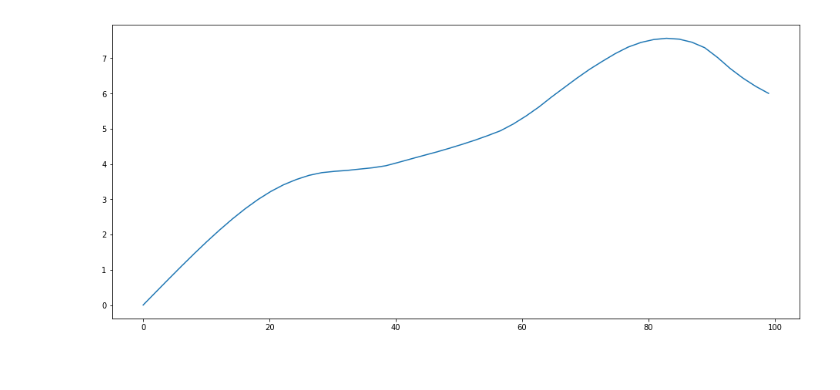
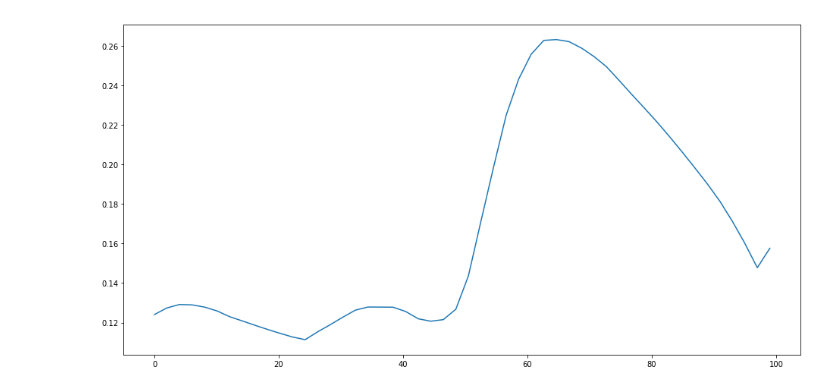
Before and after one commit to BioRyajenka/scattnlay, a Jupyter notebook: examples/Untitled.ipynb, the cells around one changed output. Saved outputs shown, nothing was run; the diff lists cells and outputs as text; code cells hidden in the pictures.

Commit message:
Add max/int plots

```diff
--- a/examples/Untitled.ipynb
+++ b/examples/Untitled.ipynb
@@ -197,0 +168,3 @@ ValueError: math domain error
+# %%
+res = np.apply_along_axis(lambda t: directiveGain(t /np.linalg.norm(t), np.linalg.norm(t)), 1, coord)
+res = res.reshape((npts, npts))
@@ -197,0 +198,7 @@ ValueError: math domain error
+# %%
+def find_max2(radius):
+    xs = quadpy.sphere.Lebedev("19").points
+    res = np.apply_along_axis(lambda t: directiveGain(t, radius), 1, xs)
+    #print "xs", xs
+    #print "res", res
+    return np.max(res)
@@ -198,3 +229,4 @@ ValueError: math domain error
 # %%
+#xs = np.linspace(min(coordX), max(coordX))
 xs = np.linspace(0.001, max(coordX))
-ys = np.vectorize(lambda t: evaluate(normalize_units(t).reshape(1)[0], normalized_r, normalize_units(x)))(xs)
+ints = np.vectorize(lambda t: integrate(t, normalized_r, normalized_x))(xs)
@@ -200,0 +235,6 @@ ys = np.vectorize(lambda t: evaluate(normalize_units(t).reshape(1)[0], normalize
+# %%
+#maxs = np.vectorize(lambda t: find_max2(normalize_units(t).reshape(1)[0]))(xs)
+maxs = np.zeros(len(xs))
+for i in range(len(xs)):
+    #maxs[i] = find_max2(xs[i])
+    maxs[i] = find_max2(xs[i])
@@ -201,5 +269,5 @@ ys = np.vectorize(lambda t: evaluate(normalize_units(t).reshape(1)[0], normalize
 # %%
-plt.figure(figsize=(16, 7))
-_ = plt.plot(xs, ys)
+plt.figure(figsize=(16,8))
+_ = plt.plot(xs, maxs / ints)
 # %% [output]
-[figure, old version]
+[figure, new version]
```
Also changed, not shown: parts of 21 cells of this notebook, 1 other file.
